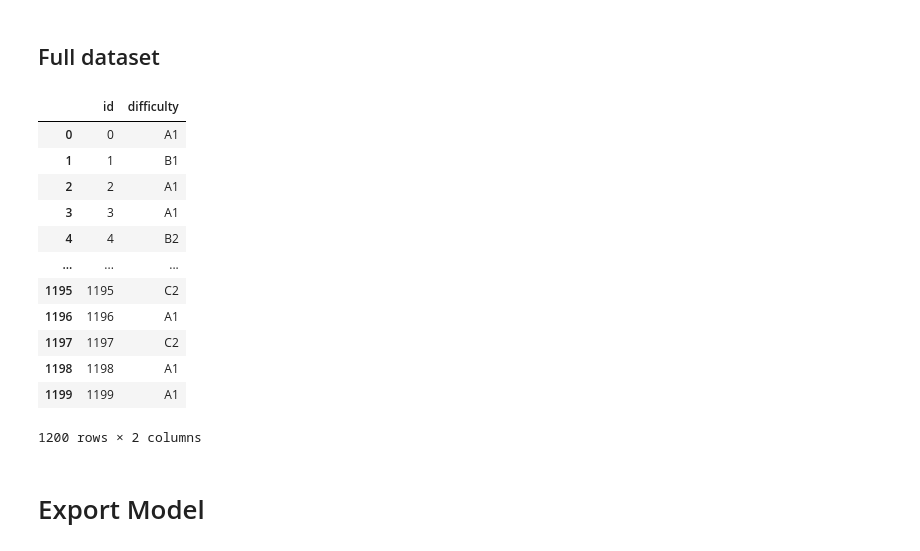
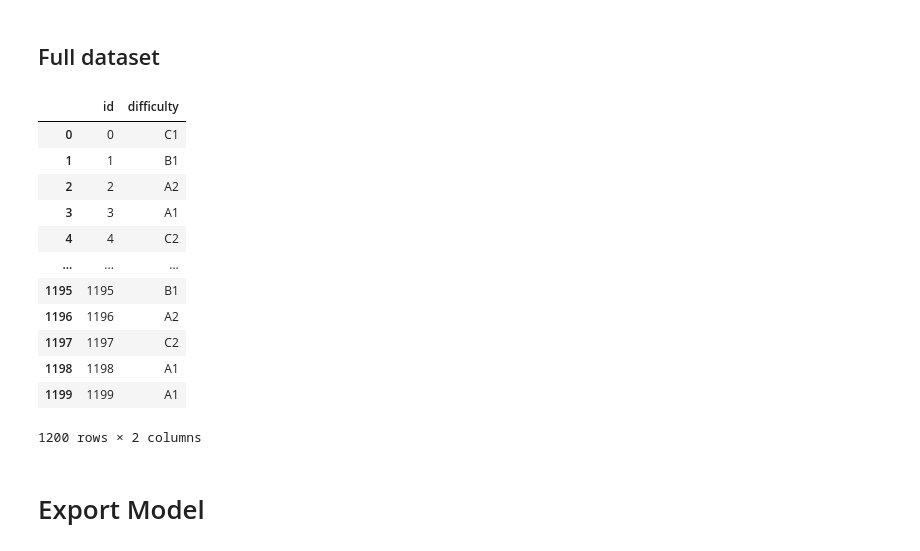
Before and after one commit to RebeccaKessler/Machine_Learning, a Jupyter notebook: Codes/Basic_Models.ipynb, the cells around one changed output. Drawn from its saved outputs; the diff is of its cells as text; code cells hidden in the pictures.

```diff
--- a/Codes/Basic_Models.ipynb
+++ b/Codes/Basic_Models.ipynb
@@ -653,7 +668,7 @@ F1 score   0.438356  0.141593  0.022857  0.293706  0.347305  0.226244
 ## Full dataset
 # %%
 # Initialize and fit the kNN classifier on the whole dataset
-model_DT = DecisionTreeClassifier(criterion='entropy', max_depth=5)
+model_DT = DecisionTreeClassifier()
 
 model_DT.fit(x_full_tfidf, y)
 
@@ -885,25 +900,25 @@ F1 score   0.423892  0.220641  0.077670  0.219298  0.308571  0.345238
 ## Full dataset
 # %%
 # Initialize and fit the kNN classifier on the whole dataset
-model_RF = RandomForestClassifier(n_estimators=9, criterion='entropy', max_depth=9)
+model_RF = RandomForestClassifier()
 
 model_RF.fit(x_full_tfidf, y)
 
 # Make predictions on the test data
 RF_pred_full = model_RF.predict(x_test_unlabelled_tfidf)
 
 df_pred_RF_full = pd.DataFrame({'id': x_test_unlabelled.index, 'difficulty': RF_pred_full})
 df_pred_RF_full
 # %% [output]
 |  | id | difficulty |
-| 0 | 0 | A1 |
+| 0 | 0 | C1 |
 | 1 | 1 | B1 |
-| 2 | 2 | A1 |
+| 2 | 2 | A2 |
 | 3 | 3 | A1 |
-| 4 | 4 | B2 |
+| 4 | 4 | C2 |
 | ... | ... | ... |
-| 1195 | 1195 | C2 |
-| 1196 | 1196 | A1 |
+| 1195 | 1195 | B1 |
+| 1196 | 1196 | A2 |
 | 1197 | 1197 | C2 |
 | 1198 | 1198 | A1 |
 | 1199 | 1199 | A1 |
```
Also changed, not shown: parts of 12 cells of this notebook.
